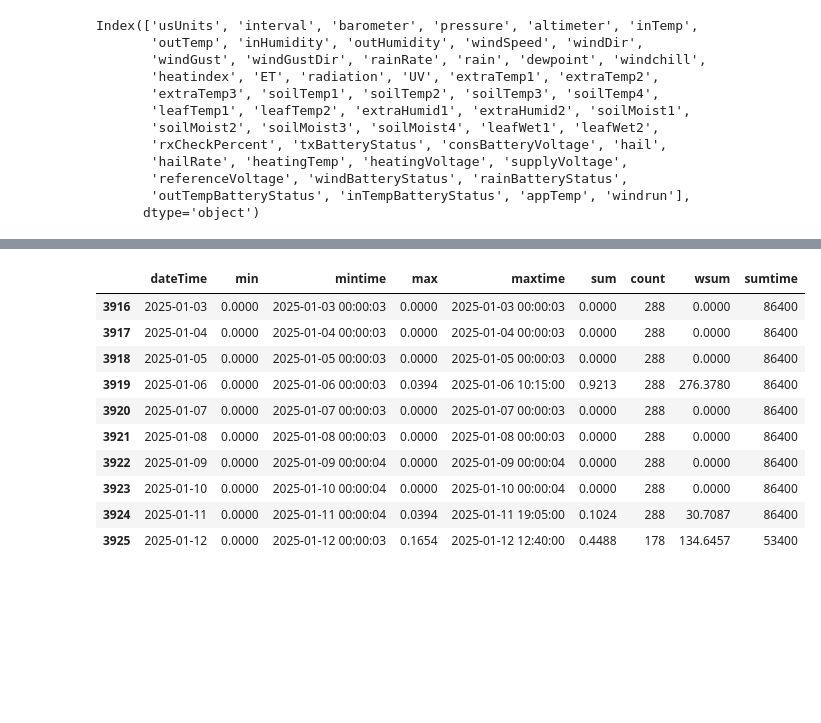
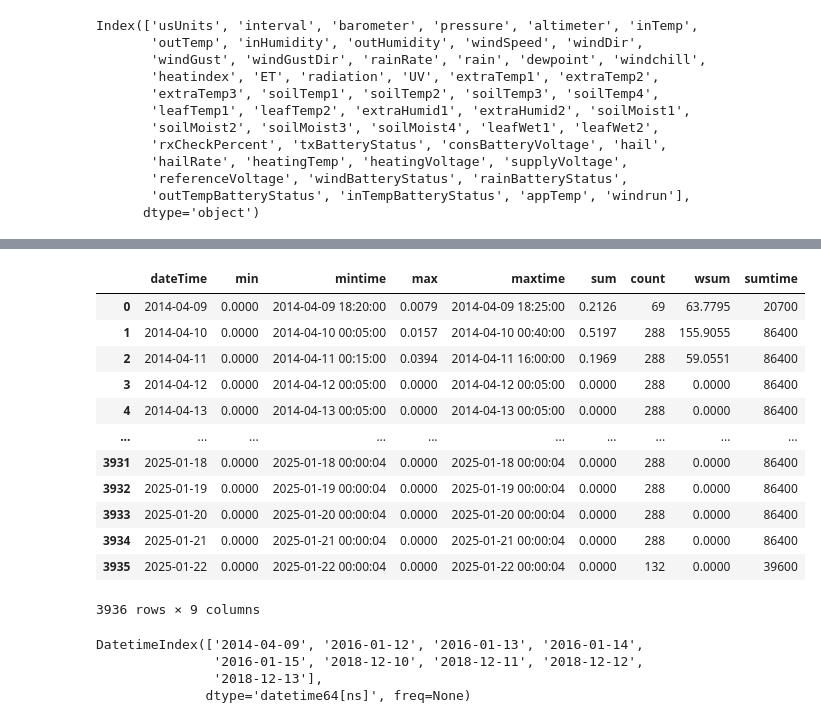
Before and after one commit to emrkel/weather-station, a Jupyter notebook: exploring-weather-data.ipynb, the cells around one changed output, grey strips where cells are left out. Drawn from its saved outputs; the diff is of its cells as text; code cells hidden in the pictures; blank space fills up the shorter version.

Commit message:
start creating app

```diff
--- a/exploring-weather-data.ipynb
+++ b/exploring-weather-data.ipynb
@@ -147,21 +192,34 @@ outside_temp
 # %%
 query = "SELECT * FROM archive_day_rain"
 rain = pd.read_sql(query, connection)
 
 rain['dateTime'] = rain['dateTime'].apply(lambda x: datetime.fromtimestamp(x))
 rain['mintime'] = rain['mintime'].apply(lambda x: datetime.fromtimestamp(x))
 rain['maxtime'] = rain['maxtime'].apply(lambda x: datetime.fromtimestamp(x))
 
-rain.tail(10)
+rain
 # %% [output]
 |  | dateTime | min | mintime | max | maxtime | sum | count | wsum | sumtime |
-| 3916 | 2025-01-03 | 0.0000 | 2025-01-03 00:00:03 | 0.0000 | 2025-01-03 00:00:03 | 0.0000 | 288 | 0.0000 | 86400 |
-| 3917 | 2025-01-04 | 0.0000 | 2025-01-04 00:00:03 | 0.0000 | 2025-01-04 00:00:03 | 0.0000 | 288 | 0.0000 | 86400 |
-| 3918 | 2025-01-05 | 0.0000 | 2025-01-05 00:00:03 | 0.0000 | 2025-01-05 00:00:03 | 0.0000 | 288 | 0.0000 | 86400 |
-| 3919 | 2025-01-06 | 0.0000 | 2025-01-06 00:00:03 | 0.0394 | 2025-01-06 10:15:00 | 0.9213 | 288 | 276.3780 | 86400 |
-| 3920 | 2025-01-07 | 0.0000 | 2025-01-07 00:00:03 | 0.0000 | 2025-01-07 00:00:03 | 0.0000 | 288 | 0.0000 | 86400 |
-| 3921 | 2025-01-08 | 0.0000 | 2025-01-08 00:00:03 | 0.0000 | 2025-01-08 00:00:03 | 0.0000 | 288 | 0.0000 | 86400 |
-| 3922 | 2025-01-09 | 0.0000 | 2025-01-09 00:00:04 | 0.0000 | 2025-01-09 00:00:04 | 0.0000 | 288 | 0.0000 | 86400 |
-| 3923 | 2025-01-10 | 0.0000 | 2025-01-10 00:00:04 | 0.0000 | 2025-01-10 00:00:04 | 0.0000 | 288 | 0.0000 | 86400 |
-| 3924 | 2025-01-11 | 0.0000 | 2025-01-11 00:00:04 | 0.0394 | 2025-01-11 19:05:00 | 0.1024 | 288 | 30.7087 | 86400 |
-| 3925 | 2025-01-12 | 0.0000 | 2025-01-12 00:00:03 | 0.1654 | 2025-01-12 12:40:00 | 0.4488 | 178 | 134.6457 | 53400 |
+| 0 | 2014-04-09 | 0.0000 | 2014-04-09 18:20:00 | 0.0079 | 2014-04-09 18:25:00 | 0.2126 | 69 | 63.7795 | 20700 |
+| 1 | 2014-04-10 | 0.0000 | 2014-04-10 00:05:00 | 0.0157 | 2014-04-10 00:40:00 | 0.5197 | 288 | 155.9055 | 86400 |
+| 2 | 2014-04-11 | 0.0000 | 2014-04-11 00:15:00 | 0.0394 | 2014-04-11 16:00:00 | 0.1969 | 288 | 59.0551 | 86400 |
+| 3 | 2014-04-12 | 0.0000 | 2014-04-12 00:05:00 | 0.0000 | 2014-04-12 00:05:00 | 0.0000 | 288 | 0.0000 | 86400 |
+| 4 | 2014-04-13 | 0.0000 | 2014-04-13 00:05:00 | 0.0000 | 2014-04-13 00:05:00 | 0.0000 | 288 | 0.0000 | 86400 |
+| ... | ... | ... | ... | ... | ... | ... | ... | ... | ... |
+| 3931 | 2025-01-18 | 0.0000 | 2025-01-18 00:00:04 | 0.0000 | 2025-01-18 00:00:04 | 0.0000 | 288 | 0.0000 | 86400 |
+| 3932 | 2025-01-19 | 0.0000 | 2025-01-19 00:00:04 | 0.0000 | 2025-01-19 00:00:04 | 0.0000 | 288 | 0.0000 | 86400 |
+| 3933 | 2025-01-20 | 0.0000 | 2025-01-20 00:00:04 | 0.0000 | 2025-01-20 00:00:04 | 0.0000 | 288 | 0.0000 | 86400 |
+| 3934 | 2025-01-21 | 0.0000 | 2025-01-21 00:00:04 | 0.0000 | 2025-01-21 00:00:04 | 0.0000 | 288 | 0.0000 | 86400 |
+| 3935 | 2025-01-22 | 0.0000 | 2025-01-22 00:00:04 | 0.0000 | 2025-01-22 00:00:04 | 0.0000 | 132 | 0.0000 | 39600 |
+3936 rows × 9 columns
+# %%
+missing_timestamps = pd.date_range(start = '2014-04-09 18:20:00', end = '2025-01-15 15:30:00', freq='5T').difference(allData.index)
+
+# Determine which dates are completely missing from the data
+missing_dates = pd.date_range(start = '2014-04-09', end = '2025-01-15').difference(allData.index)
+missing_dates
+# %% [output]
+DatetimeIndex(['2014-04-09', '2016-01-12', '2016-01-13', '2016-01-14',
+               '2016-01-15', '2018-12-10', '2018-12-11', '2018-12-12',
+               '2018-12-13'],
+              dtype='datetime64[ns]', freq=None)
```
Also changed, not shown: parts of 12 cells of this notebook, 2 other files.
